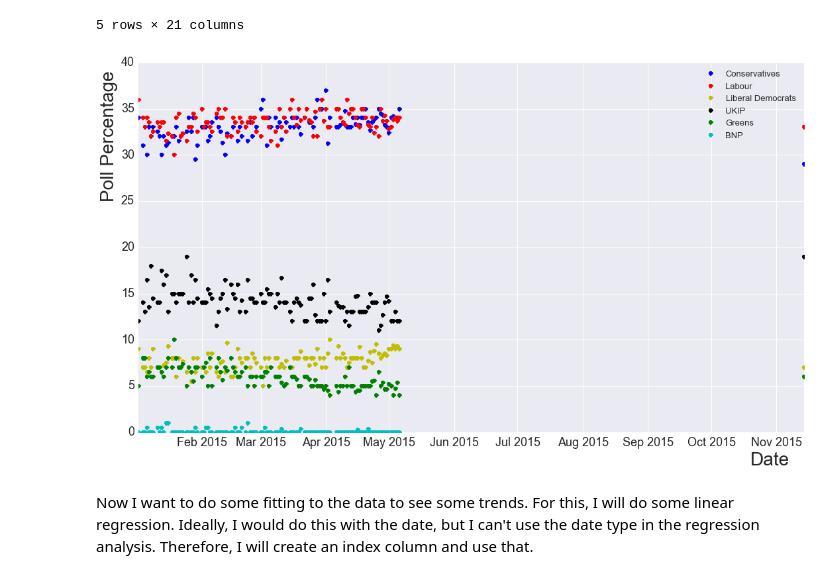
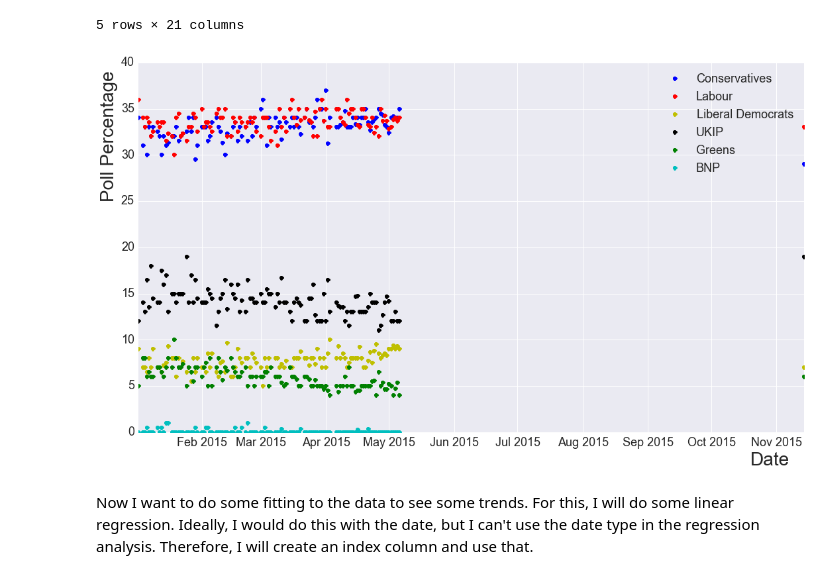
Before and after one commit to maclamont/UKElections, a Jupyter notebook: PollingData.ipynb, the cells around one changed output. Saved outputs shown, nothing was run; the diff lists cells and outputs as text; code cells hidden in the pictures.

```diff
--- a/PollingData.ipynb
+++ b/PollingData.ipynb
@@ -456,20 +456,20 @@ df_2015_means.head()
 # %%
 fig = plt.figure(figsize=(18,10))
 
 plt.plot(df_2015_means["Date"],df_2015_means["Con"],'bo',label="Conservatives")
 plt.plot(df_2015_means["Date"],df_2015_means["Lab"],'ro',label="Labour")
 plt.plot(df_2015_means["Date"],df_2015_means["LD"],'yo',label="Liberal Democrats")
 plt.plot(df_2015_means["Date"],df_2015_means["UKIP"],'ko',label="UKIP")
 plt.plot(df_2015_means["Date"],df_2015_means["Green"],'go',label="Greens")
 plt.plot(df_2015_means["Date"],df_2015_means["BNP"],'co',label="BNP")
-plt.legend(fontsize=13)
+plt.legend(fontsize=18)
 plt.xlabel("Date",fontsize=28,x=0.95,y=1)
 plt.ylabel("Poll Percentage",fontsize=28,x=0,y=0.8)
 plt.xticks(fontsize=18)
 plt.yticks(fontsize=18)
 plt.show()
 # %% [output]
-[figure, old version]
+[figure, new version]
 # %% [markdown]
 Now I want to do some fitting to the data to see some trends.  For this, I will do some linear regression.  Ideally, I would do this with the date, but I can't use the date type in the regression analysis.  Therefore, I will create an index column and use that.
 # %%
```
Also changed, not shown: parts of 3 cells of this notebook.
